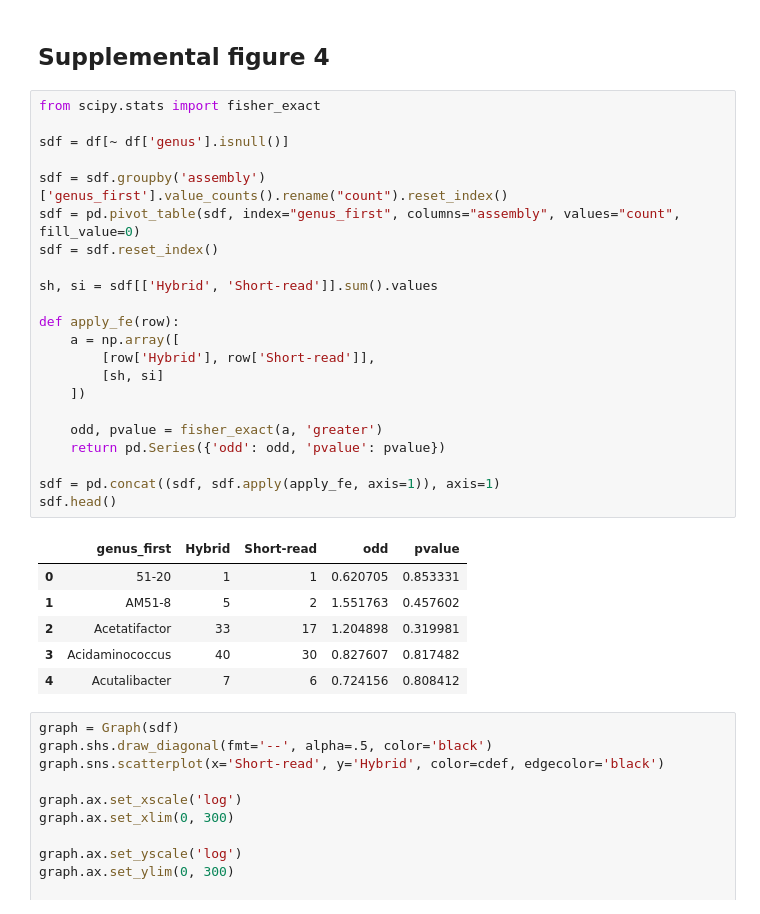
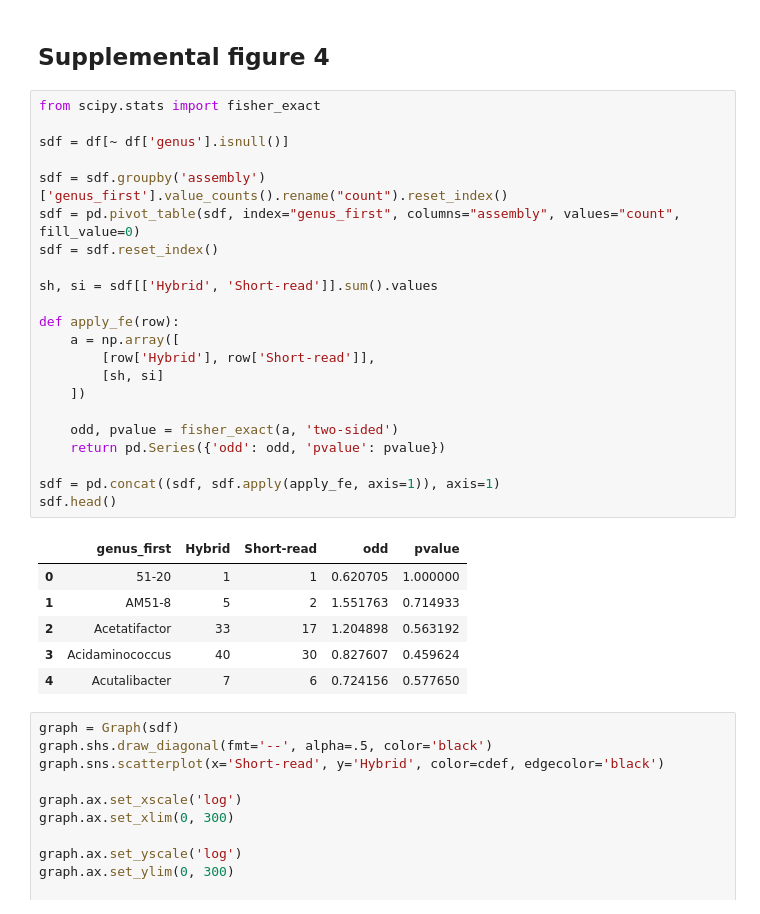
Before and after one commit to CSB5/SPMP, a Jupyter notebook: scripts/kraken_self_single_analysis.ipynb, the cells around one changed output. Cells and saved outputs as stored; diff of their text form.

```diff
--- a/scripts/kraken_self_single_analysis.ipynb
+++ b/scripts/kraken_self_single_analysis.ipynb
@@ -82,32 +82,32 @@ df.head()
 # %%
 from scipy.stats import fisher_exact
 
 sdf = df[~ df['genus'].isnull()]
 
 sdf = sdf.groupby('assembly')['genus_first'].value_counts().rename("count").reset_index()
 sdf = pd.pivot_table(sdf, index="genus_first", columns="assembly", values="count", fill_value=0)
 sdf = sdf.reset_index()
 
 sh, si = sdf[['Hybrid', 'Short-read']].sum().values
 
 def apply_fe(row):
     a = np.array([
         [row['Hybrid'], row['Short-read']],
         [sh, si]
     ])
 
-    odd, pvalue = fisher_exact(a, 'greater')
+    odd, pvalue = fisher_exact(a, 'two-sided')
     return pd.Series({'odd': odd, 'pvalue': pvalue})
 
 sdf = pd.concat((sdf, sdf.apply(apply_fe, axis=1)), axis=1)
 sdf.head()
 # %% [output]
 |  | genus_first | Hybrid | Short-read | odd | pvalue |
-| 0 | 51-20 | 1 | 1 | 0.620705 | 0.853331 |
-| 1 | AM51-8 | 5 | 2 | 1.551763 | 0.457602 |
-| 2 | Acetatifactor | 33 | 17 | 1.204898 | 0.319981 |
-| 3 | Acidaminococcus | 40 | 30 | 0.827607 | 0.817482 |
-| 4 | Acutalibacter | 7 | 6 | 0.724156 | 0.808412 |
+| 0 | 51-20 | 1 | 1 | 0.620705 | 1.000000 |
+| 1 | AM51-8 | 5 | 2 | 1.551763 | 0.714933 |
+| 2 | Acetatifactor | 33 | 17 | 1.204898 | 0.563192 |
+| 3 | Acidaminococcus | 40 | 30 | 0.827607 | 0.459624 |
+| 4 | Acutalibacter | 7 | 6 | 0.724156 | 0.577650 |
 # %%
 graph = Graph(sdf)
 graph.shs.draw_diagonal(fmt='--', alpha=.5, color='black')
```
Also changed, not shown: parts of 5 cells of this notebook, 5 other files.
